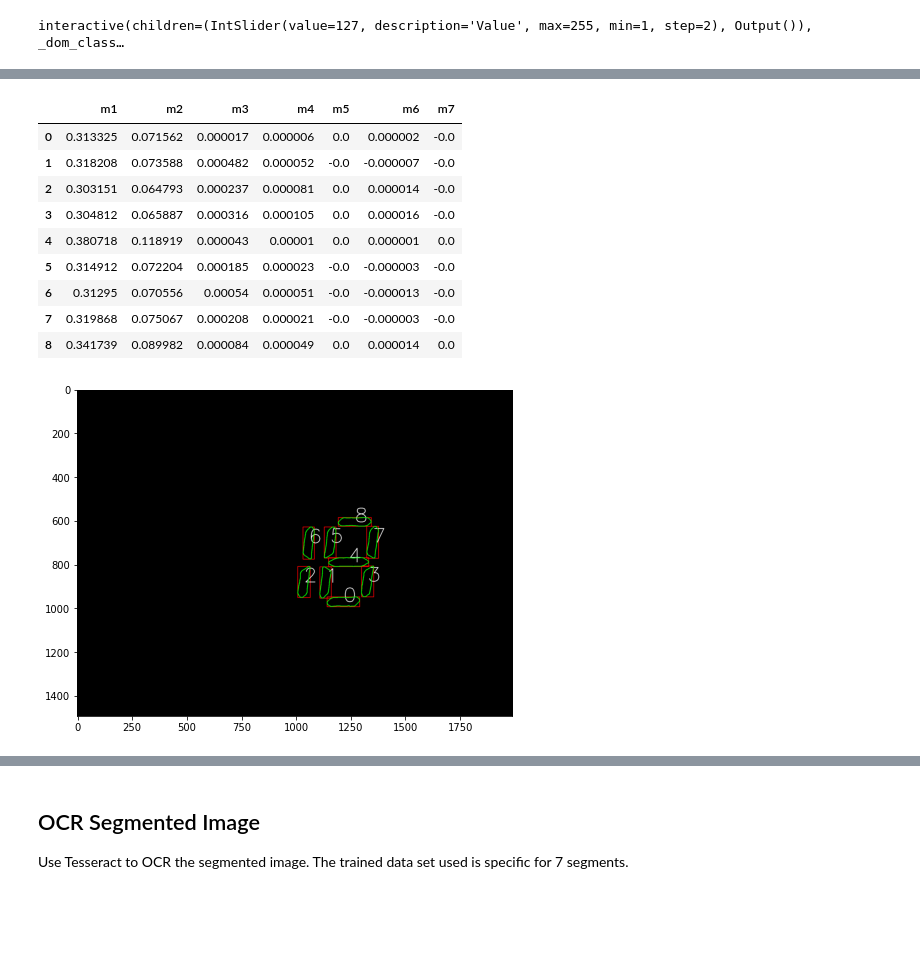
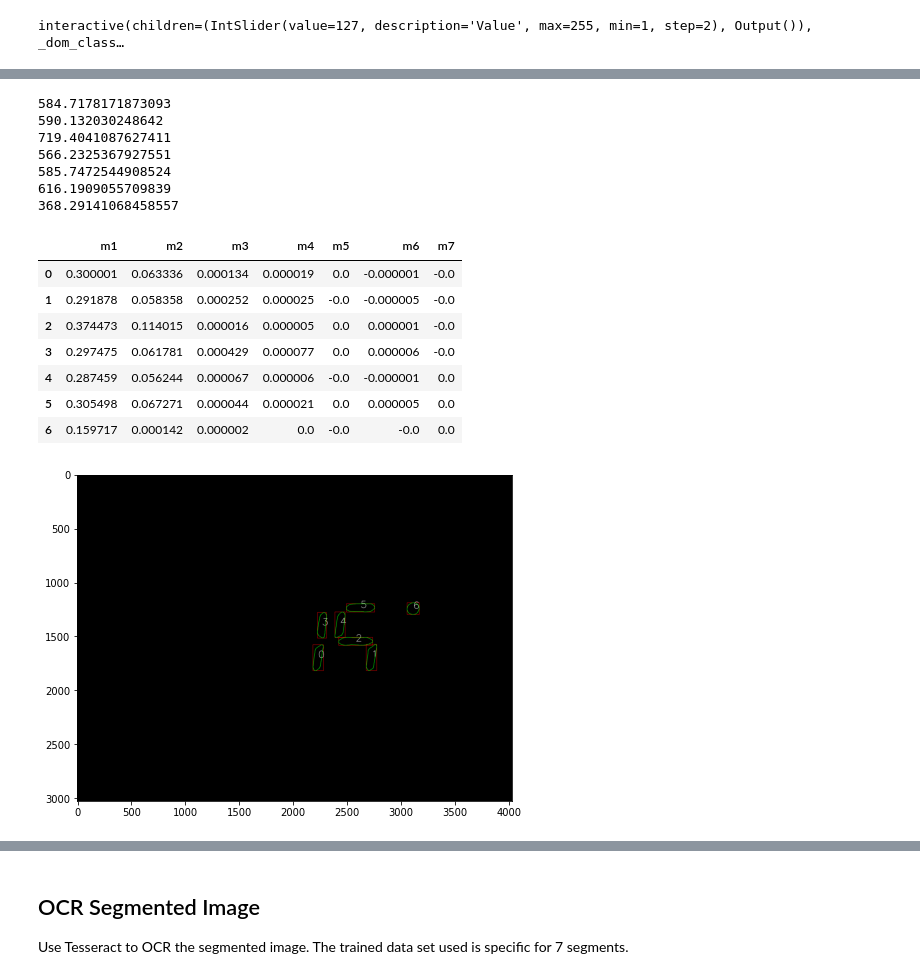
Before and after one commit to mthorley/notebooks, a Jupyter notebook: pentair-image-processing/Pentair Heater LCD Image Processing.ipynb, the cells around one changed output, grey strips where cells are left out. Cells and saved outputs as stored; diff of their text form; code cells hidden in the pictures; blank space fills up the shorter version.

Commit message:
Cluster updates

```diff
--- a/pentair-image-processing/Pentair Heater LCD Image Processing.ipynb
+++ b/pentair-image-processing/Pentair Heater LCD Image Processing.ipynb
@@ -36,12 +36,17 @@ import cv2
 import numpy as np
 import pandas as pd
 import pytesseract
+import math
+from sklearn.cluster import KMeans
+import matplotlib.pyplot as plt
 
 from matplotlib import pyplot as plt # this lets you draw inline pictures in the notebooks
 import pylab # this allows you to control figure size
 pylab.rcParams['figure.figsize'] = (8.0, 6.0) # this controls figure size in the notebook
 
-img_path = './images/LCD_heating_18.jpeg'
+#img_path = './images/LCD_heating_18.jpeg'
+#img_path = './images/LCD_heating_15_02.jpg'
+img_path = './images/LCD_heating_15_01.jpg'
 # %% [markdown]
 ### Thresholding Approach
 
@@ -135,48 +190,55 @@ filtered_contours = []
 df = pd.DataFrame(columns=["m1", "m2", "m3", "m4", "m5", "m6", "m7"])
 
 i = 0
 # Eliminate non seven segment contours
 for cnt in contours:
     approx = cv2.contourArea(cnt)
-    if (approx > 4000):    # FIXME:
+    if (approx > 9000):    # FIXME: Use Hu moments to filter rather than contourArea?
+        perimeter = cv2.arcLength(cnt,True)
+        print (perimeter)
+        M = cv2.moments(cnt)
+        huM = cv2.HuMoments(M).flatten()
+
         x,y,w,h = cv2.boundingRect(cnt)
         cv2.rectangle(blank_image,(x,y),(x+w,y+h),(255,0,0),2)
         cv2.putText(blank_image, str(i), (x+int(w/2),y+int(h/2)),
                     cv2.FONT_HERSHEY_SIMPLEX, 3, (255, 255, 255), 2, cv2.LINE_AA)
-        i = i + 1
-        M = cv2.moments(cnt)
-        huM = cv2.HuMoments(M).flatten()
+        i += 1
         entry = pd.DataFrame.from_dict({
              "m1": [ huM[0] ],
              "m2": [ huM[1] ],
              "m3": [ huM[2] ],
              "m4": [ huM[3] ],
              "m5": [ huM[4] ],
              "m6": [ huM[5] ],
              "m7": [ huM[6] ]
         })
 
         df = pd.concat([df, entry], ignore_index=True)
         filtered_contours.append(cnt)
 
 cv2.drawContours(image=blank_image, contours=filtered_contours, contourIdx=-1,
                  color=(0, 255, 0), thickness=2, lineType=cv2.LINE_AA)
 
 plt.imshow(blank_image)
-df.style.set_caption("Hello World")
 df
 # %% [output]
+584.7178171873093
+590.132030248642
+719.4041087627411
+566.2325367927551
+585.7472544908524
+616.1909055709839
+368.29141068458557
 |  | m1 | m2 | m3 | m4 | m5 | m6 | m7 |
-| 0 | 0.313325 | 0.071562 | 0.000017 | 0.000006 | 0.0 | 0.000002 | -0.0 |
-| 1 | 0.318208 | 0.073588 | 0.000482 | 0.000052 | -0.0 | -0.000007 | -0.0 |
-| 2 | 0.303151 | 0.064793 | 0.000237 | 0.000081 | 0.0 | 0.000014 | -0.0 |
-| 3 | 0.304812 | 0.065887 | 0.000316 | 0.000105 | 0.0 | 0.000016 | -0.0 |
-| 4 | 0.380718 | 0.118919 | 0.000043 | 0.00001 | 0.0 | 0.000001 | 0.0 |
-| 5 | 0.314912 | 0.072204 | 0.000185 | 0.000023 | -0.0 | -0.000003 | -0.0 |
-| 6 | 0.31295 | 0.070556 | 0.00054 | 0.000051 | -0.0 | -0.000013 | -0.0 |
-| 7 | 0.319868 | 0.075067 | 0.000208 | 0.000021 | -0.0 | -0.000003 | -0.0 |
-| 8 | 0.341739 | 0.089982 | 0.000084 | 0.000049 | 0.0 | 0.000014 | 0.0 |
+| 0 | 0.300001 | 0.063336 | 0.000134 | 0.000019 | 0.0 | -0.000001 | -0.0 |
+| 1 | 0.291878 | 0.058358 | 0.000252 | 0.000025 | -0.0 | -0.000005 | -0.0 |
+| 2 | 0.374473 | 0.114015 | 0.000016 | 0.000005 | 0.0 | 0.000001 | -0.0 |
+| 3 | 0.297475 | 0.061781 | 0.000429 | 0.000077 | 0.0 | 0.000006 | -0.0 |
+| 4 | 0.287459 | 0.056244 | 0.000067 | 0.000006 | -0.0 | -0.000001 | 0.0 |
+| 5 | 0.305498 | 0.067271 | 0.000044 | 0.000021 | 0.0 | 0.000005 | 0.0 |
+| 6 | 0.159717 | 0.000142 | 0.000002 | 0.0 | -0.0 | -0.0 | 0.0 |
-[figure, old version]
+[figure, new version]
 # %%
 # Find bounding box for all 7 segment contours
 x1, y1, x2, y2 = utils.boundingRectForContours(filtered_contours)
```
Also changed, not shown: parts of 10 cells of this notebook.
